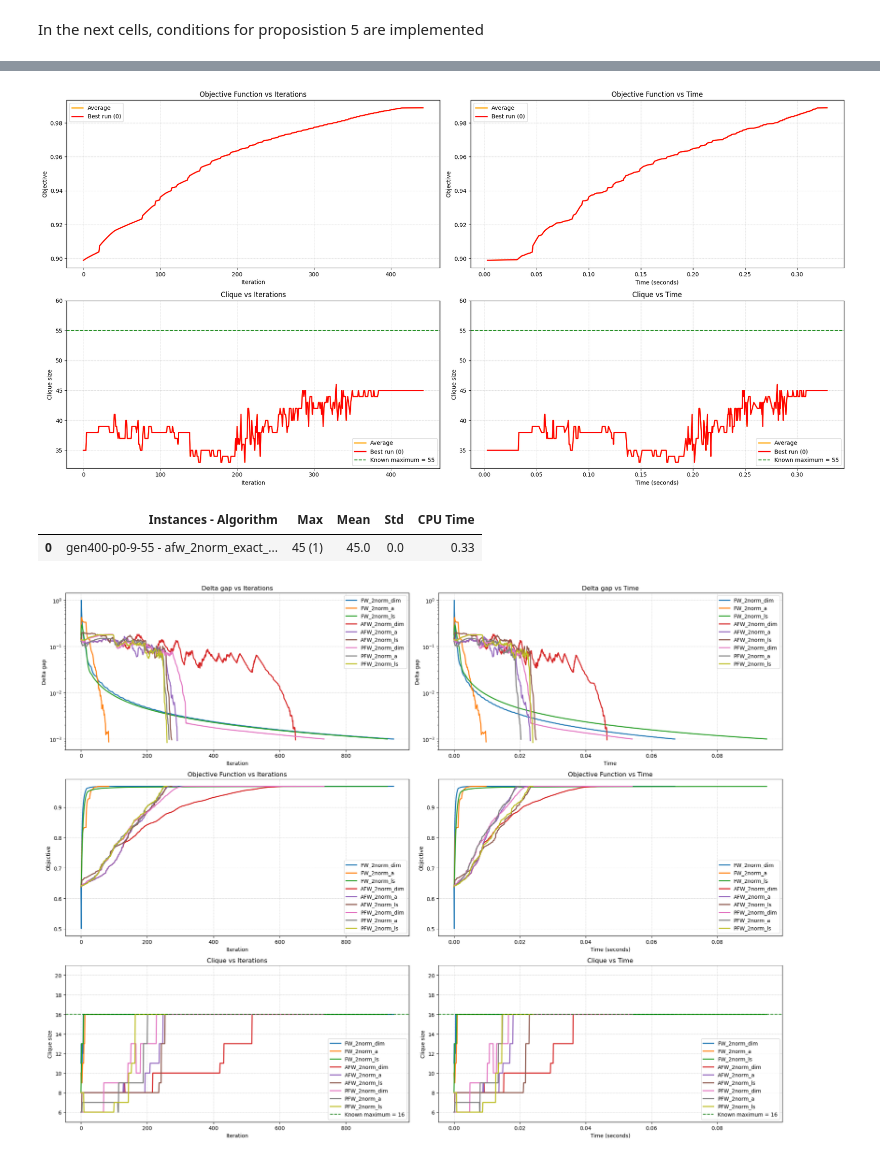
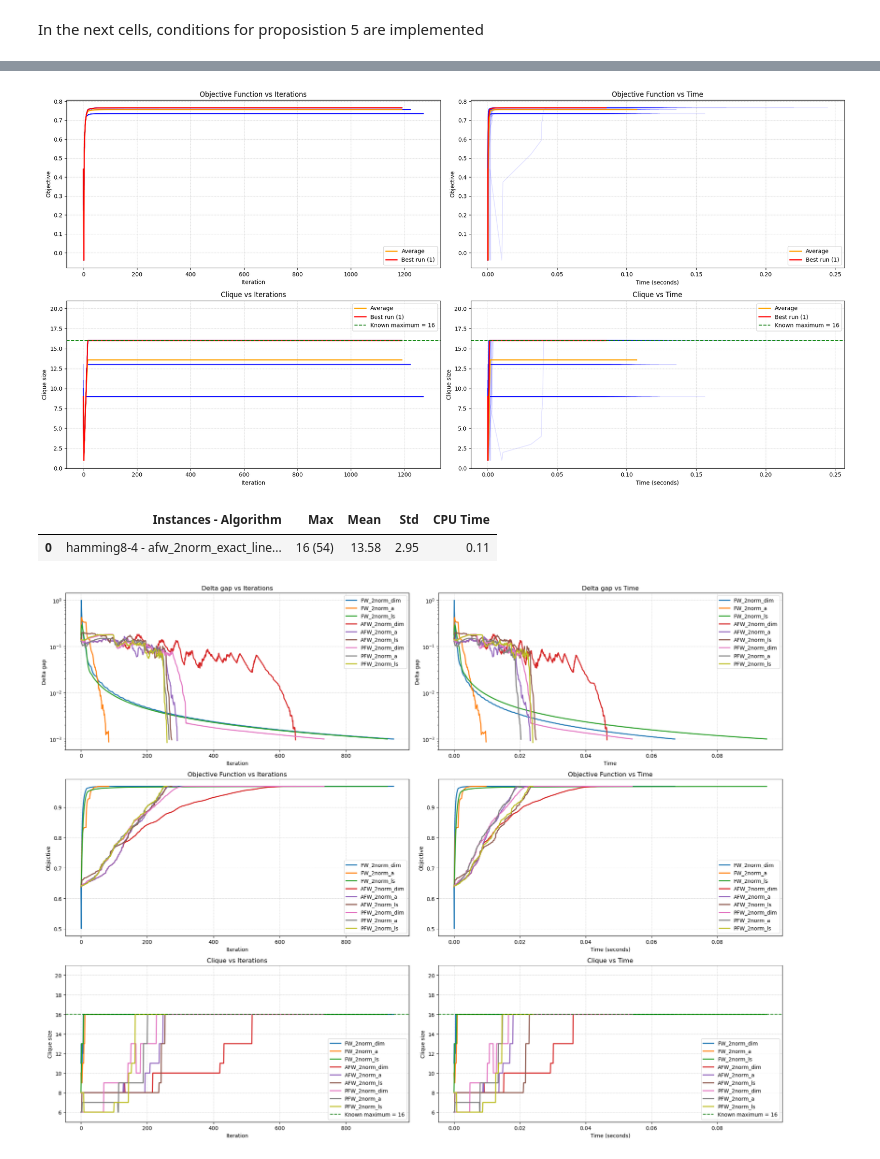
Before and after one commit to MatteoRanda/Optimization_Project, a Jupyter notebook: final_proj_v1.ipynb, the cells around one changed output, grey strips where cells are left out. Saved outputs shown, nothing was run; the diff lists cells and outputs as text; code cells hidden in the pictures.

```diff
--- a/final_proj_v1.ipynb
+++ b/final_proj_v1.ipynb
@@ -585,7 +554,7 @@ def frank_wolfe(max_iter=5000,
     if converged:
 
 
-        prop5_check = verify_proposition_5(x, A, support_tol,
+        prop5_check = verify_proposition_5(x, A, support,
                                            characteristic_tol=1e-3)
 
     else:
@@ -602,9 +571,6 @@ def frank_wolfe(max_iter=5000,
 
     results = {
     'X': x,
-
-
-    'Converged': converged,
 
     # Proposition 5
     'Prop5_verified': prop5_check['Prop5_verified'],
@@ -625,7 +591,7 @@ def frank_wolfe(max_iter=5000,
 
     return results
 # %%
-# Dowload dataset: brock400-2, C250-9, C1000-9, DSJC1000-5, gen400-p0-9-55, hamming8-4, keller5, p-hat700-3
+# Dowload dataset: brock400-2, C250-9, C1000-9, gen400-p0-9-55, hamming8-4, keller5, p-hat700-3
 
 def adj_matrix(dataset):
     file = 'Data/' + dataset + '.mtx'
@@ -633,7 +599,7 @@ def adj_matrix(dataset):
     A = A.toarray()
     return A
 
-dataset = 'gen400-p0-9-55'
+dataset = 'hamming8-4'
 A = adj_matrix(dataset)
 # %%
 # Multistart Experiments
@@ -683,8 +649,6 @@ def experiments(fw_variant,
                 "trial": trial,
                 "X": fw['X'],
 
-                "Converged" : fw['Converged'],
-
                 "Prop5_verified": fw["Prop5_verified"],
                 "Support": fw["Support"],
                 "Support_size": fw["Support_size"],
@@ -721,8 +685,6 @@ def experiments(fw_variant,
             "trial": trial,
             "X": fw['X'],
 
-            "Converged" : fw['Converged'],
-
             "Prop5_verified": fw["Prop5_verified"],
             "Support": fw["Support"],
             "Support_size": fw["Support_size"],
@@ -740,11 +702,11 @@ def experiments(fw_variant,
 
     return results
 # %%
-results = experiments(fw_variant = 'awaysteps', # standard, awaysteps, pairwise
-                      regularization_method = '2norm', #2norm, expreg
-                      step_strategy = 'line_search', # diminishing, armijo, line_search
-                      alpha_2 = 0.005, # alpha parameter of expreg
-                      weights_initialization = 'uniform', # random, one, uniform
+results = experiments(fw_variant = 'standard', # standard, awaysteps, pairwise
+                      regularization_method = 'expreg', #2norm, expreg
+                      step_strategy = 'diminishing', # diminishing, armijo, line_search
+                      alpha_2 = 0.04, # alpha parameter of expreg
+                      weights_initialization = 'random', # random, one, uniform
                       adj_mat = A,
                       n_trials = 100,
                       max_iter = 10000,
@@ -758,11 +736,11 @@ Tolerance of the frank-wolfe algorithm was reached at time: 0.32899, iter: 442
 # %%
-plots(results, max_clique=55)
+plots(results, max_clique=16)
 experiment = dataset + ' - afw_2norm_exact_line_search'
 results_stats(results, name = experiment)
 # %% [output]
-[figure, old version]
+[figure, new version]
 |  | Instances - Algorithm | Max | Mean | Std | CPU Time |
-| 0 | gen400-p0-9-55 - afw_2norm_exact_... | 45 (1) | 45.0 | 0.0 | 0.33 |
+| 0 | hamming8-4 - afw_2norm_exact_line... | 16 (54) | 13.58 | 2.95 | 0.11 |
 # %%
 def multi_experiments(exp_num, algo_params, algo_names):
 
```
Also changed, not shown: parts of 6 cells of this notebook.
